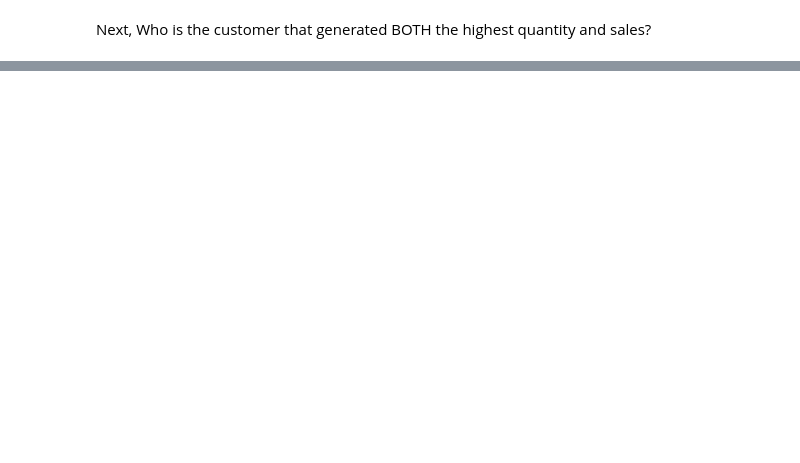
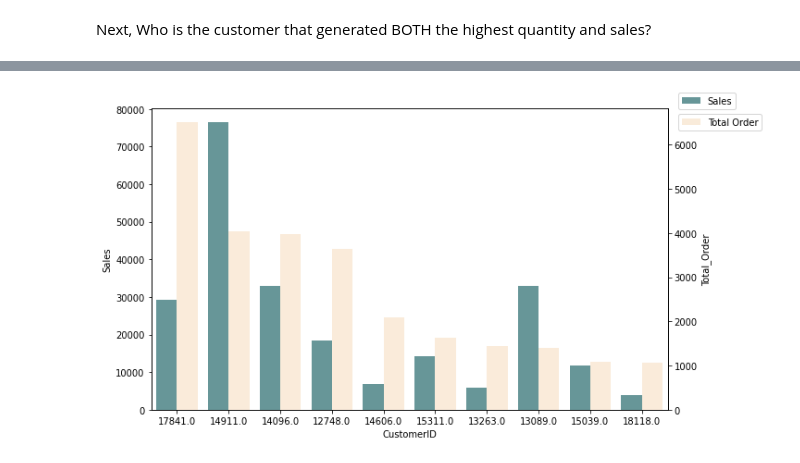
Before and after one commit to wahyunh10/Project-Online-Retail-Dataset, a Jupyter notebook: Online_Retail_Dataset.ipynb, the cells around one changed output, grey strips where cells are left out. Cells and saved outputs as stored; diff of their text form; code cells hidden in the pictures; blank space fills up the shorter version.

```diff
--- a/Online_Retail_Dataset.ipynb
+++ b/Online_Retail_Dataset.ipynb
@@ -481,0 +554,4 @@ Quantity_Sales_Cust
+# %%
+Customer_Order = new_df.groupby('CustomerID').agg({'InvoiceNo': ['nunique'],
+                                      'InvoiceNo': 'count', 'Sales':'sum'}).rename(columns={'InvoiceNo':'Total_Order'}).sort_values('Total_Order', ascending=False)[0:10]
+Customer_Order
@@ -481,0 +571,22 @@ Quantity_Sales_Cust
+# %%
+col1 = 'cadetblue'
+col2 = 'bisque'
+
+plt.figure(figsize=(10, 6))
+ax = sns.barplot(x=Customer_Order.index, y=Customer_Order.Sales, data=Customer_Order, label='Sales', color = col1)
+width_scale = 0.5
+for bar in ax.containers[0]:
+    bar.set_width(bar.get_width() * width_scale)
+    ax.legend(bbox_to_anchor=(1.02, 1.05), loc='upper left', borderaxespad=0)
+
+ax2 = ax.twinx()
+sns.barplot(x =Customer_Order.index, y = Customer_Order.Total_Order, data=Customer_Order, alpha=0.7, color = col2, label = 'Total Order', ax=ax2)
+for bar in ax2.containers[0]:
+    x = bar.get_x()
+    w = bar.get_width()
+    bar.set_x(x + w * (1- width_scale))
+    bar.set_width(w * width_scale)
+    ax2.legend(bbox_to_anchor=(1.02, 0.98), loc='upper left', borderaxespad=0)
+plt.show()
+# %% [output]
+[figure, added]
```
Also changed, not shown: parts of 17 cells of this notebook.
